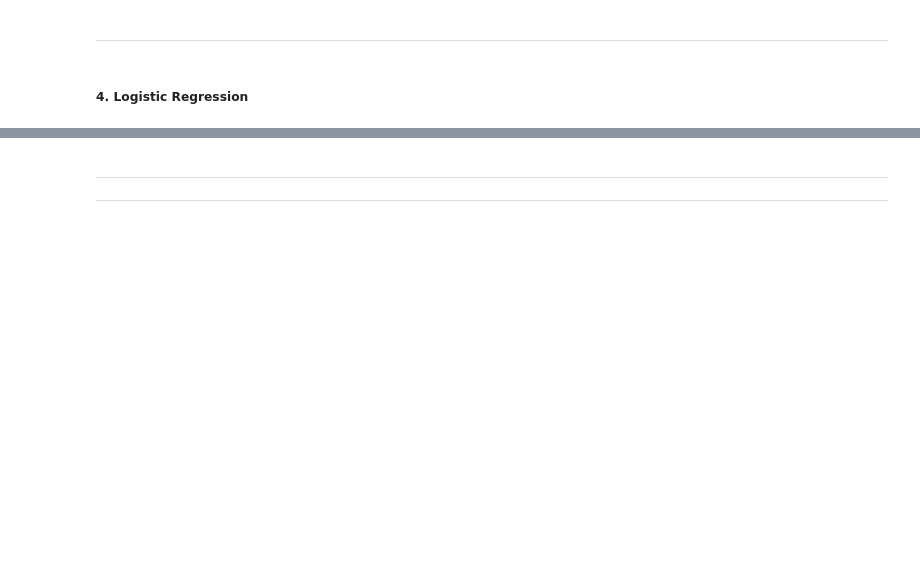
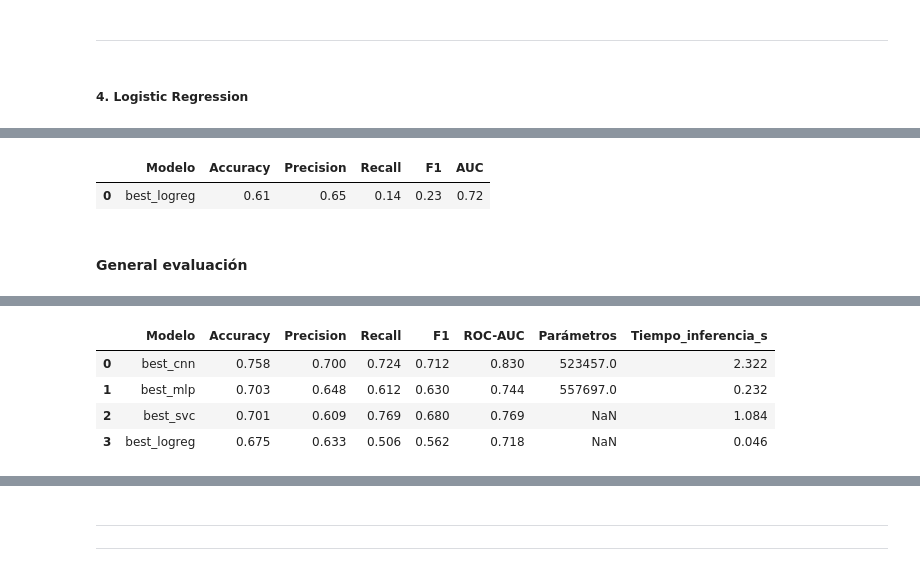
Before and after one commit to Toutl/dml-project, a Jupyter notebook: src/classification/c_3_training.ipynb, the cells around one changed output, grey strips where cells are left out. Cells and saved outputs as stored; diff of their text form; code cells hidden in the pictures; blank space fills up the shorter version.

```diff
--- a/src/classification/c_3_training.ipynb
+++ b/src/classification/c_3_training.ipynb
@@ -903,0 +1115,8 @@ print(classification_report(data.y_test, y_pred))
+# %%
+best_logreg = logreg_grid.best_estimator_
+evaluate_models({"best_logreg": best_logreg}, data).round(2)
+# %% [output]
+|  | Modelo | Accuracy | Precision | Recall | F1 | AUC |
+| 0 | best_logreg | 0.61 | 0.65 | 0.14 | 0.23 | 0.72 |
+# %% [markdown]
+#### General evaluación
@@ -903,0 +1130,3 @@ print(classification_report(data.y_test, y_pred))
+# %%
+evaluate_models(best_models, data).round(3)
+# %% [output]
@@ -903,0 +1134,5 @@ print(classification_report(data.y_test, y_pred))
+|  | Modelo | Accuracy | Precision | Recall | F1 | ROC-AUC | Parámetros | Tiempo_inferencia_s |
+| 0 | best_cnn | 0.758 | 0.700 | 0.724 | 0.712 | 0.830 | 523457.0 | 2.322 |
+| 1 | best_mlp | 0.703 | 0.648 | 0.612 | 0.630 | 0.744 | 557697.0 | 0.232 |
+| 2 | best_svc | 0.701 | 0.609 | 0.769 | 0.680 | 0.769 | NaN | 1.084 |
+| 3 | best_logreg | 0.675 | 0.633 | 0.506 | 0.562 | 0.718 | NaN | 0.046 |
```
Also changed, not shown: parts of 46 cells of this notebook, 4 other files.
